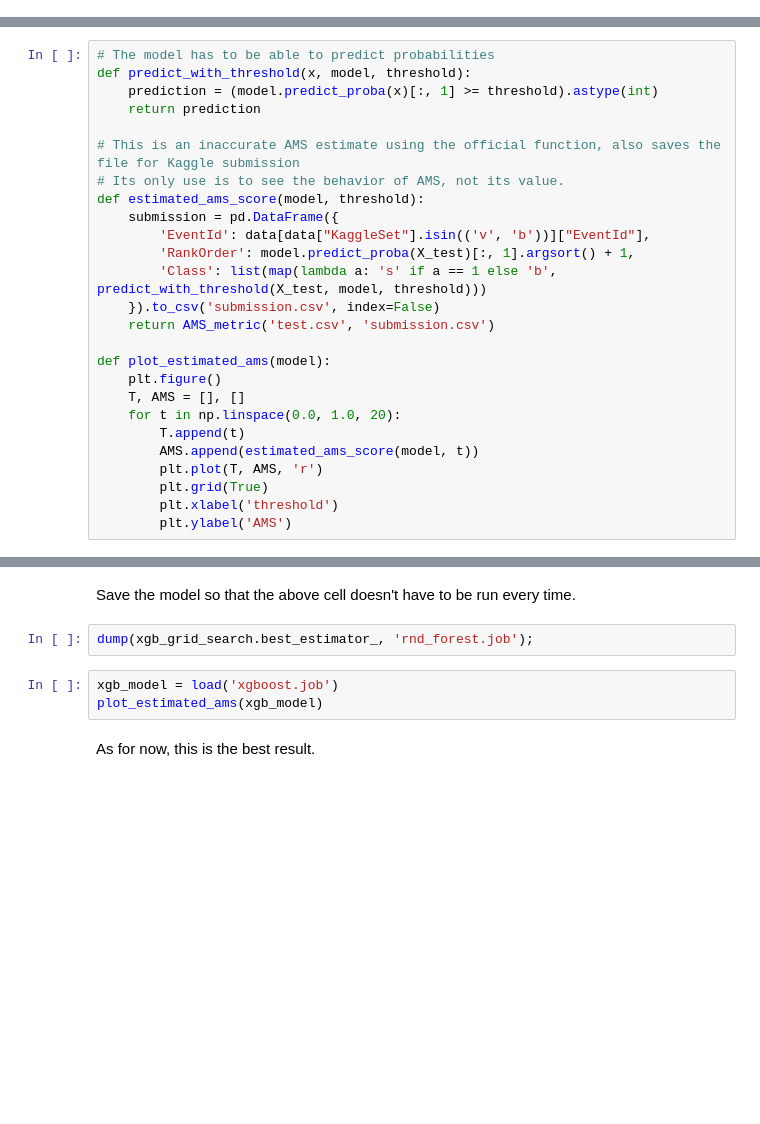
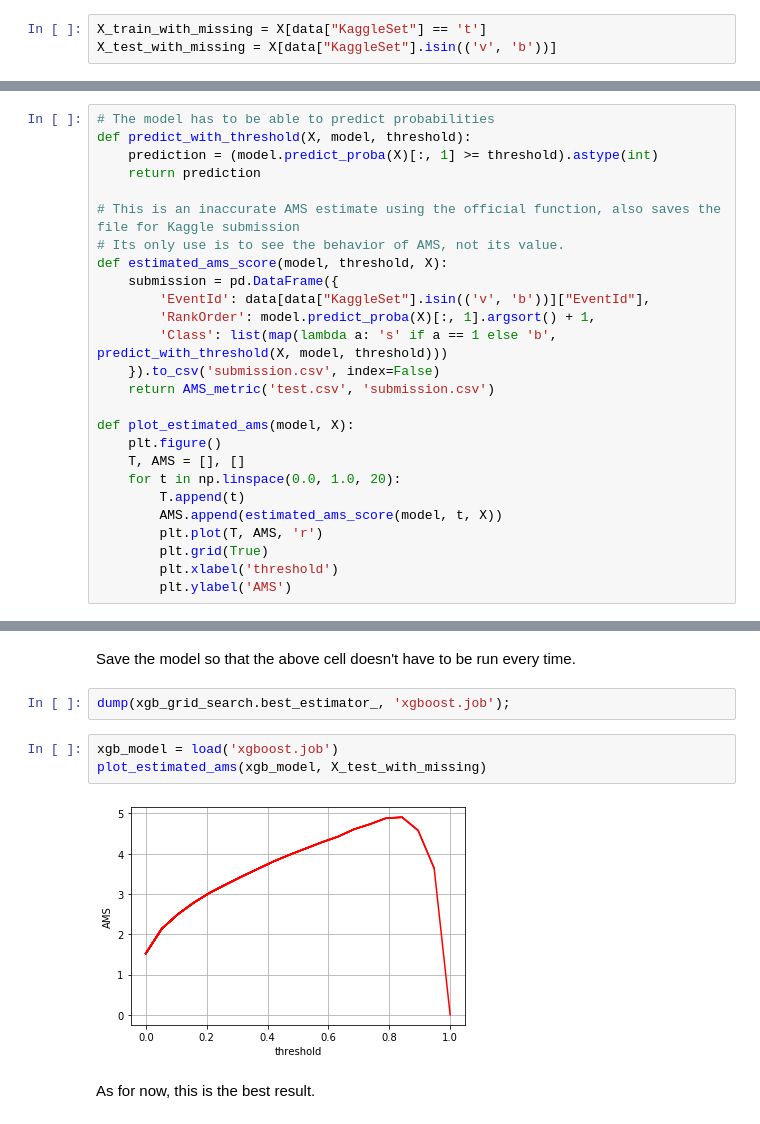
Before and after one commit to lkk7/higgs-project, a Jupyter notebook: main.ipynb, the cells around one changed output, grey strips where cells are left out. Cells and saved outputs as stored; diff of their text form; blank space fills up the shorter version.

Commit message:
Fixed XGBoost training set

```diff
--- a/main.ipynb
+++ b/main.ipynb
@@ -60,29 +62,32 @@ weights_test = weights[data["KaggleSet"].isin(('v', 'b'))]
+# %%
+X_train_with_missing = X[data["KaggleSet"] == 't']
+X_test_with_missing = X[data["KaggleSet"].isin(('v', 'b'))]
 # %% [markdown]
 ### Model exploration
 # %% [markdown]
 $\color{Green}{\text{Some essential functions}}$
 # %%
 # The model has to be able to predict probabilities
-def predict_with_threshold(x, model, threshold):
-    prediction = (model.predict_proba(x)[:, 1] >= threshold).astype(int)
+def predict_with_threshold(X, model, threshold):
+    prediction = (model.predict_proba(X)[:, 1] >= threshold).astype(int)
     return prediction
 
 # This is an inaccurate AMS estimate using the official function, also saves the file for Kaggle submission
 # Its only use is to see the behavior of AMS, not its value.
-def estimated_ams_score(model, threshold):
+def estimated_ams_score(model, threshold, X):
     submission = pd.DataFrame({
         'EventId': data[data["KaggleSet"].isin(('v', 'b'))]["EventId"],
-        'RankOrder': model.predict_proba(X_test)[:, 1].argsort() + 1,
-        'Class': list(map(lambda a: 's' if a == 1 else 'b', predict_with_threshold(X_test, model, threshold)))
+        'RankOrder': model.predict_proba(X)[:, 1].argsort() + 1,
+        'Class': list(map(lambda a: 's' if a == 1 else 'b', predict_with_threshold(X, model, threshold)))
     }).to_csv('submission.csv', index=False)
     return AMS_metric('test.csv', 'submission.csv')
 
-def plot_estimated_ams(model):
+def plot_estimated_ams(model, X):
     plt.figure()
     T, AMS = [], []
     for t in np.linspace(0.0, 1.0, 20):
         T.append(t)
-        AMS.append(estimated_ams_score(model, t))
+        AMS.append(estimated_ams_score(model, t, X))
         plt.plot(T, AMS, 'r')
         plt.grid(True)
         plt.xlabel('threshold')
@@ -176,10 +172,12 @@ xgb_grid_search.fit(X_train, y_train);
 # %% [markdown]
 Save the model so that the above cell doesn't have to be run every time.
 # %%
-dump(xgb_grid_search.best_estimator_, 'rnd_forest.job');
+dump(xgb_grid_search.best_estimator_, 'xgboost.job');
 # %%
 xgb_model = load('xgboost.job')
-plot_estimated_ams(xgb_model)
+plot_estimated_ams(xgb_model, X_test_with_missing)
+# %% [output]
+[figure, added]
 # %% [markdown]
 As for now, this is the best result.
 # %% [markdown]
```
Also changed, not shown: parts of 9 cells of this notebook.
